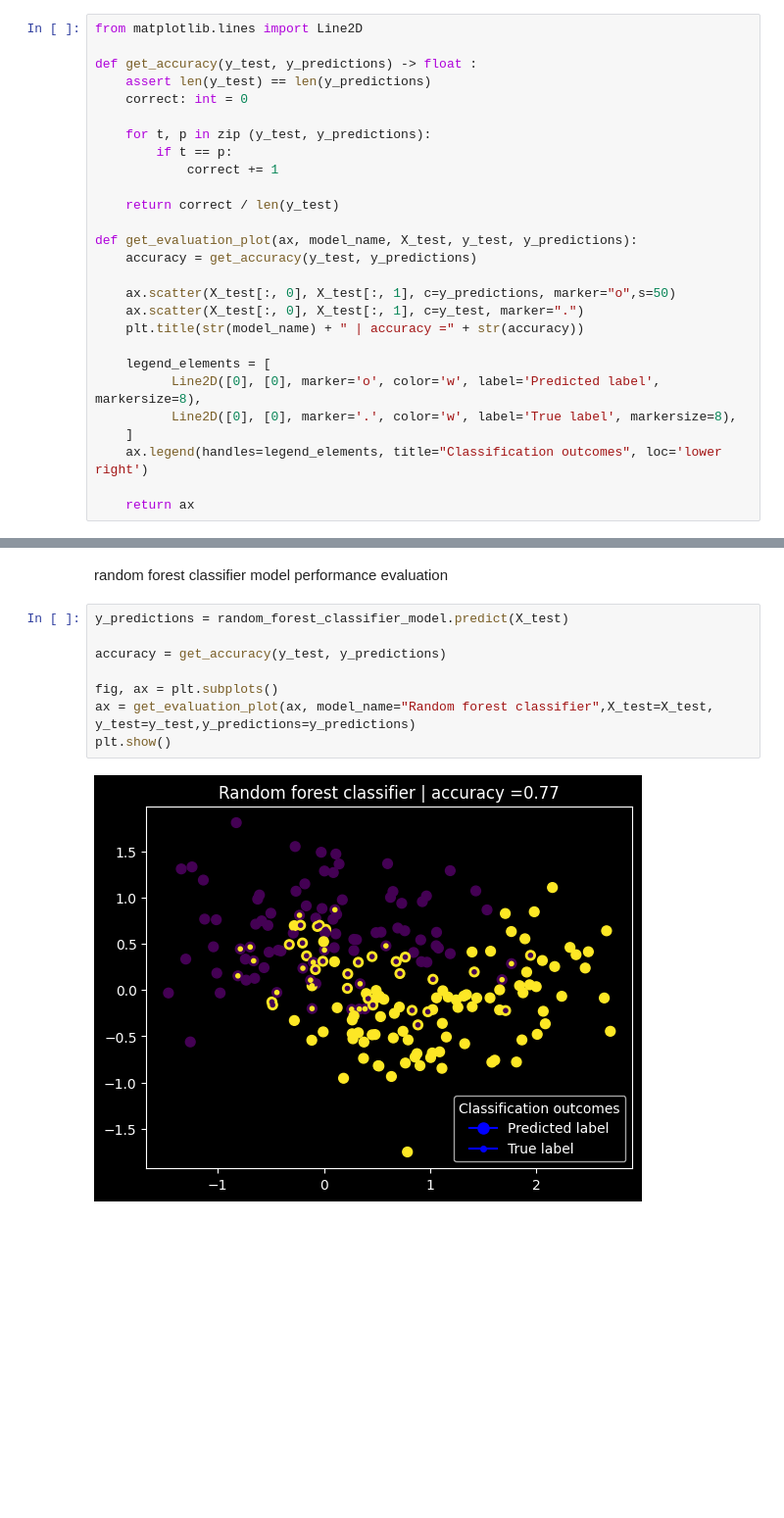
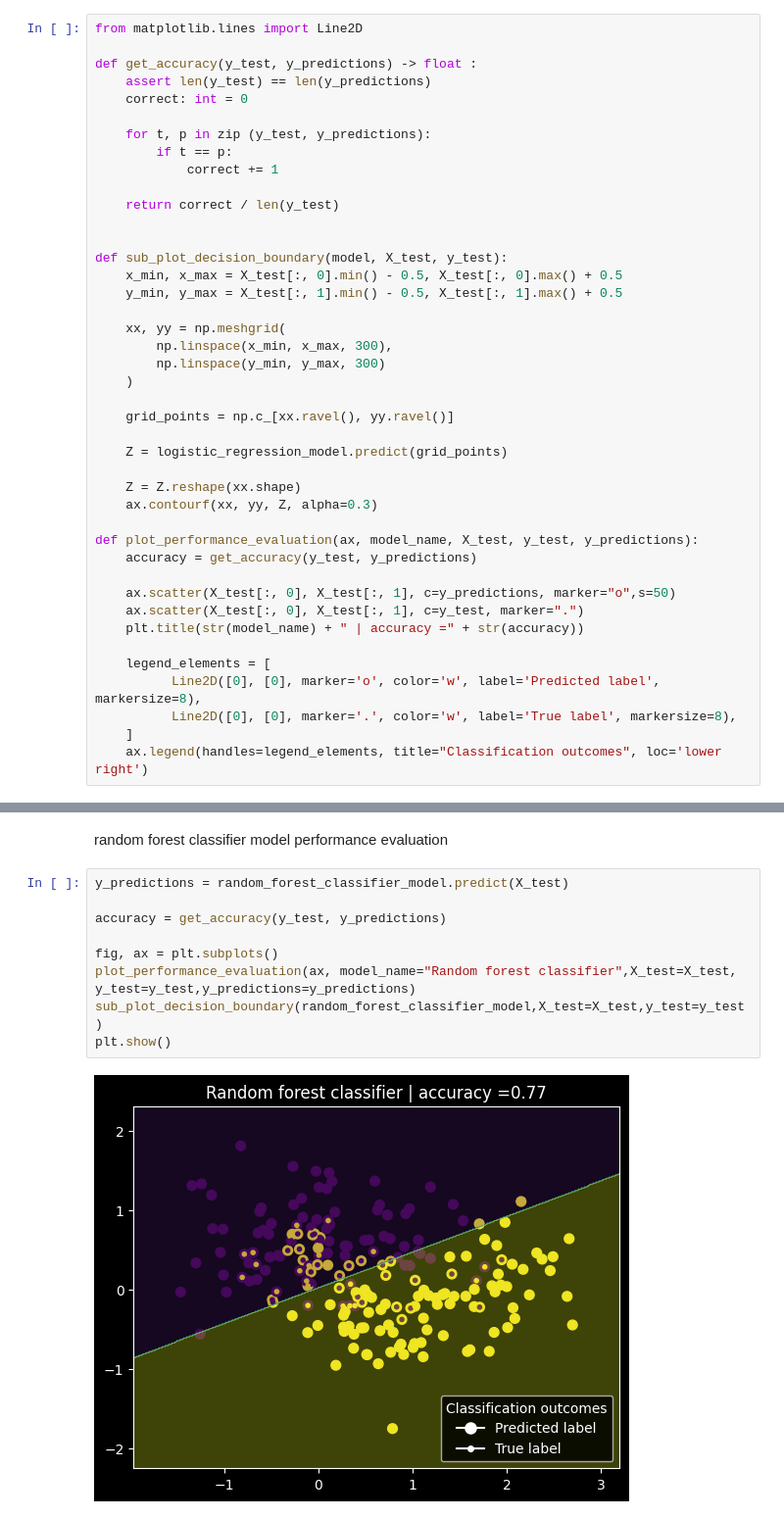
Before and after one commit to JeremiJL/MIW, a Jupyter notebook: projects/project_03/task.ipynb, the cells around one changed output, grey strips where cells are left out. Shown at 98% size. Cells and saved outputs as stored; diff of their text form; blank space fills up the shorter version.

Commit message:
plotted decision boundaries for evaluations

```diff
--- a/projects/project_03/task.ipynb
+++ b/projects/project_03/task.ipynb
@@ -119,7 +119,24 @@ def get_accuracy(y_test, y_predictions) -> float :
 
     return correct / len(y_test)
 
-def get_evaluation_plot(ax, model_name, X_test, y_test, y_predictions):
+
+def sub_plot_decision_boundary(model, X_test, y_test):
+    x_min, x_max = X_test[:, 0].min() - 0.5, X_test[:, 0].max() + 0.5
+    y_min, y_max = X_test[:, 1].min() - 0.5, X_test[:, 1].max() + 0.5
+
+    xx, yy = np.meshgrid(
+        np.linspace(x_min, x_max, 300),
+        np.linspace(y_min, y_max, 300)
+    )
+
+    grid_points = np.c_[xx.ravel(), yy.ravel()]
+
+    Z = logistic_regression_model.predict(grid_points)
+
+    Z = Z.reshape(xx.shape)
+    ax.contourf(xx, yy, Z, alpha=0.3)
+
+def plot_performance_evaluation(ax, model_name, X_test, y_test, y_predictions):
     accuracy = get_accuracy(y_test, y_predictions)
 
     ax.scatter(X_test[:, 0], X_test[:, 1], c=y_predictions, marker="o",s=50)
@@ -131,8 +148,6 @@ def get_evaluation_plot(ax, model_name, X_test, y_test, y_predictions):
           Line2D([0], [0], marker='.', color='w', label='True label', markersize=8),
     ]
     ax.legend(handles=legend_elements, title="Classification outcomes", loc='lower right')
-
-    return ax
 # %% [markdown]
 logistic regression model performance evaluation
 # %%
@@ -181,10 +184,11 @@ random forest classifier model performance evaluation
 # %%
 y_predictions = random_forest_classifier_model.predict(X_test)
 
 accuracy = get_accuracy(y_test, y_predictions)
 
 fig, ax = plt.subplots()
-ax = get_evaluation_plot(ax, model_name="Random forest classifier",X_test=X_test, y_test=y_test,y_predictions=y_predictions)
+plot_performance_evaluation(ax, model_name="Random forest classifier",X_test=X_test, y_test=y_test,y_predictions=y_predictions)
+sub_plot_decision_boundary(random_forest_classifier_model,X_test=X_test,y_test=y_test)
 plt.show()
 # %% [output]
-[figure, old version]
+[figure, new version]
```
Also changed, not shown: parts of 2 cells of this notebook.
